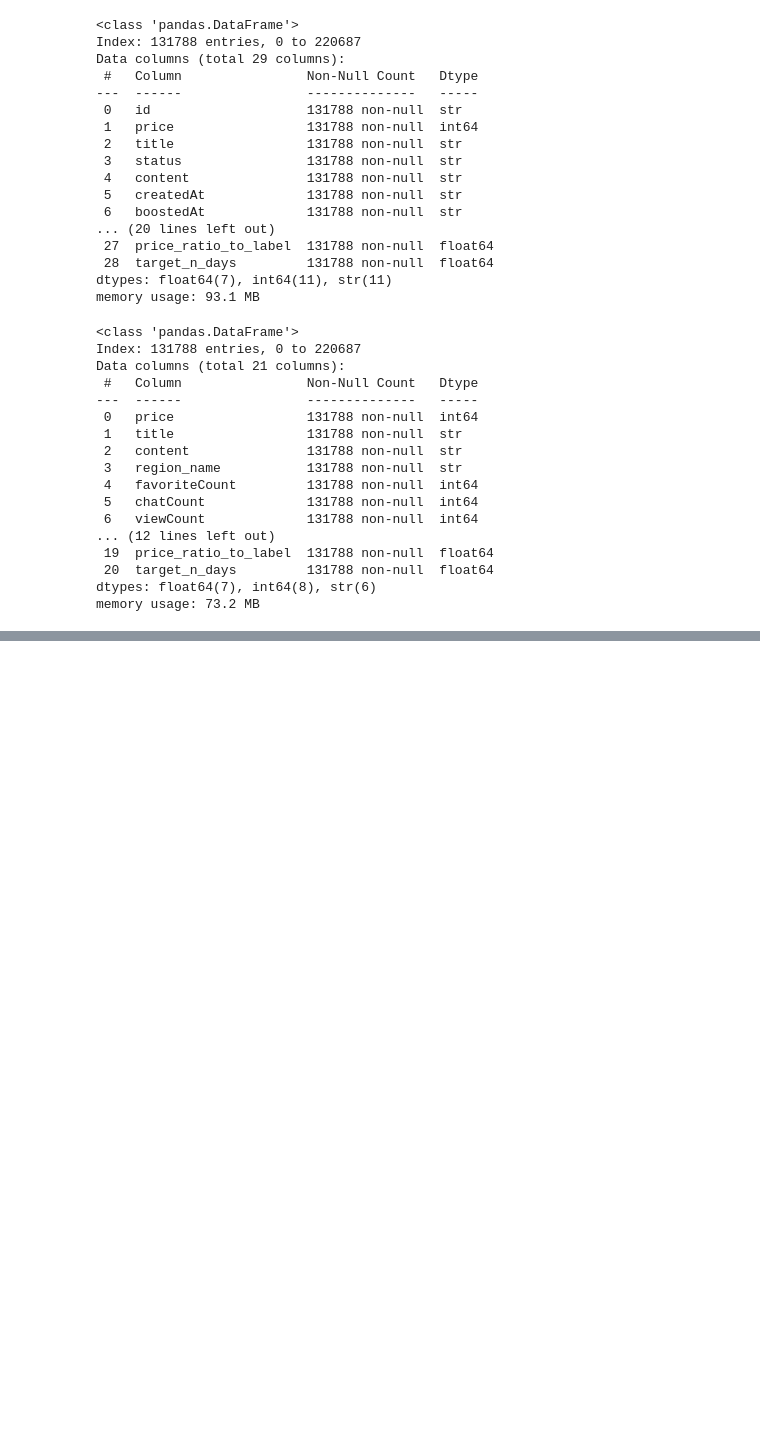
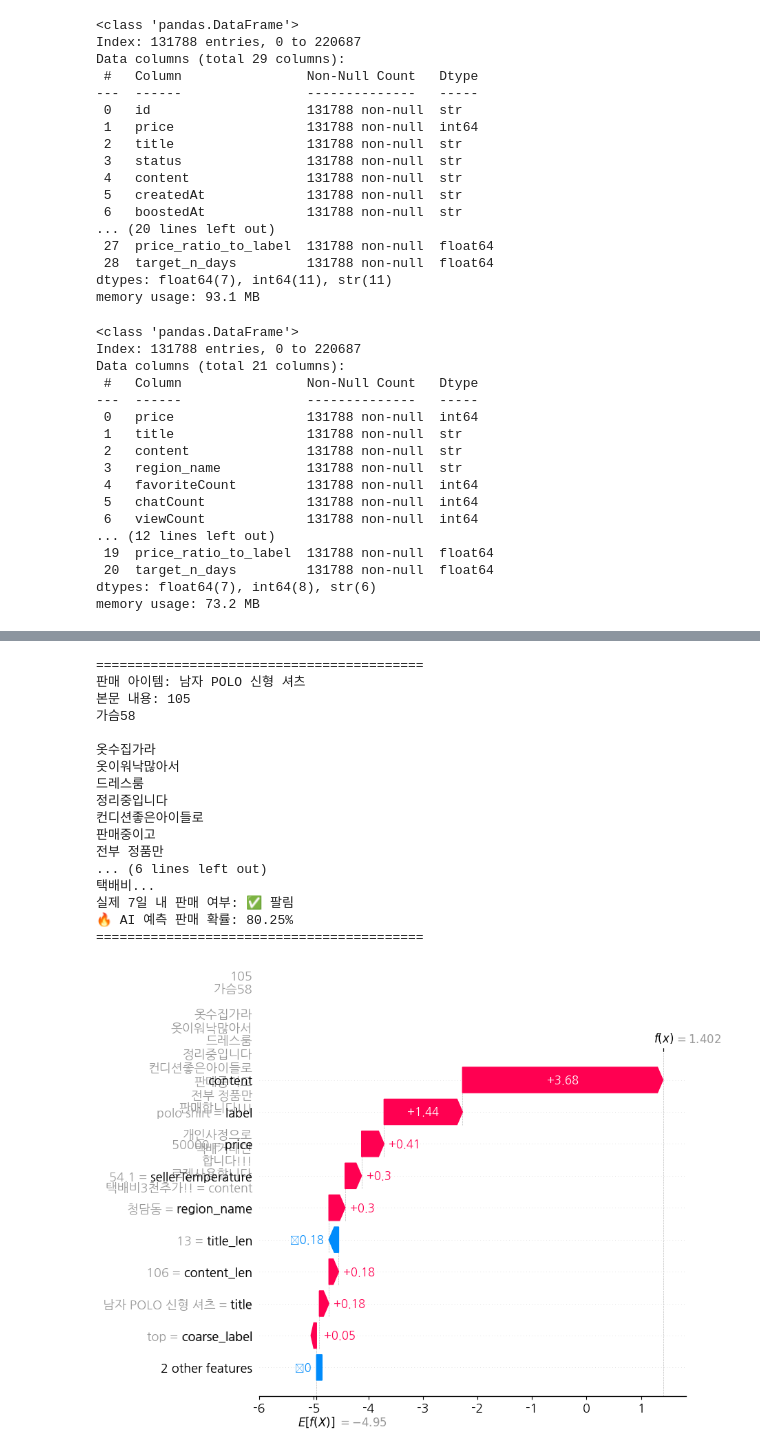
Before and after one commit to PotenUP3-02-Daangn-Marke/pj02_Daangn-marke, a Jupyter notebook: notebooks/daangn-feature-engineering1.ipynb, the cells around one changed output, grey strips where cells are left out. Drawn from its saved outputs; the diff is of its cells as text; code cells hidden in the pictures; blank space fills up the shorter version.

```diff
--- a/notebooks/daangn-feature-engineering1.ipynb
+++ b/notebooks/daangn-feature-engineering1.ipynb
@@ -370,39 +518,58 @@ shap.summary_plot(shap_values, X_test_sample, plot_type='bar')
 # %%
-# (한글 폰트 깨짐 방지 설정 - 윈도우 맑은고딕 기준)
-plt.rcParams['font.family'] = 'Malgun Gothic'
-plt.rcParams['axes.unicode_minus'] = False
+# 맑은 고딕(Malgun Gothic) -> 나눔고딕(NanumGothic)으로 변경
+plt.rcParams['font.family'] = 'NanumGothic'
+plt.rcParams['axes.unicode_minus'] = False  # 마이너스 기호 깨짐 방지
 
 # 1. SHAP TreeExplainer 선언
 explainer = shap.TreeExplainer(final_model)
 
 # 2. 분석하고 싶은 데이터 딱 1개 고르기
 best_idx = np.argmax(final_model.predict_proba(X_test)[:, 1])
 sample_data = X_test.iloc[[best_idx]]
 sample_target = y_test.iloc[best_idx]
 sample_proba = final_model.predict_proba(sample_data)[0, 1]
 
 # 3. 텍스트 피처 에러 방지를 위한 Pool 객체로 감싸기
 sample_pool = catboost.Pool(
     sample_data, cat_features=cat_features, text_features=text_features
 )
 
 # 4. SHAP 값 계산
 shap_values = explainer(sample_pool)
 
 # ★ 에러 해결의 핵심: SHAP 객체 내부의 'Pool' 데이터를 실제 텍스트/숫자 데이터로 교체 ★
 shap_values.data = sample_data.values
 shap_values.feature_names = sample_data.columns.tolist()
 
 # 5. 결과 출력 및 Waterfall 차트 시각화
 print('==========================================')
 print(f'판매 아이템: {sample_data["title"].values[0]}')
 print(f'본문 내용: {sample_data["content"].values[0][:100]}...')
 print(f'실제 7일 내 판매 여부: {"✅ 팔림" if sample_target == 1 else "❌ 안 팔림"}')
 print(f'🔥 AI 예측 판매 확률: {sample_proba * 100:.2f}%')
 print('==========================================\n')
 
 # 폭포수(Waterfall) 차트 그리기
 shap.plots.waterfall(shap_values[0], max_display=10)  # 상위 10개 피처만 깔끔하게 보기
+# %% [output]
+==========================================
+판매 아이템: 남자 POLO 신형 셔츠
+본문 내용: 105
+가슴58
+
+옷수집가라
+옷이워낙많아서
+드레스룸
+정리중입니다
+컨디션좋은아이들로
+판매중이고
+전부 정품만
+... (6 lines left out)
+택배비...
+실제 7일 내 판매 여부: ✅ 팔림
+🔥 AI 예측 판매 확률: 80.25%
+==========================================
+[figure, added]
 # %%
 # ---------------------------------------------------------
 # [1] 모델 저장 및 필수 매핑(Mapping) 데이터 준비
```
Also changed, not shown: parts of 10 cells of this notebook, 4 other files.
